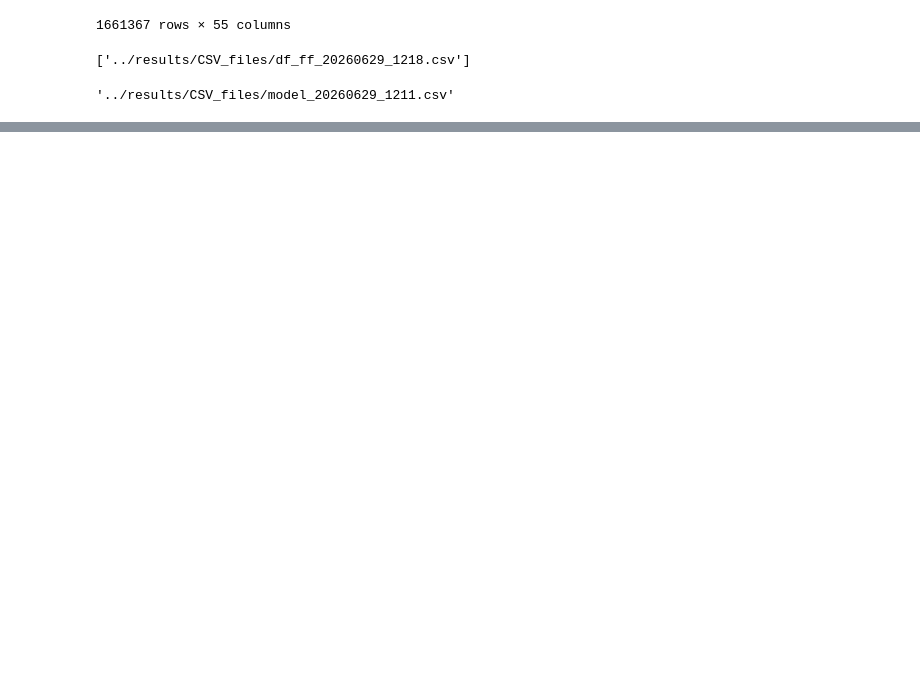
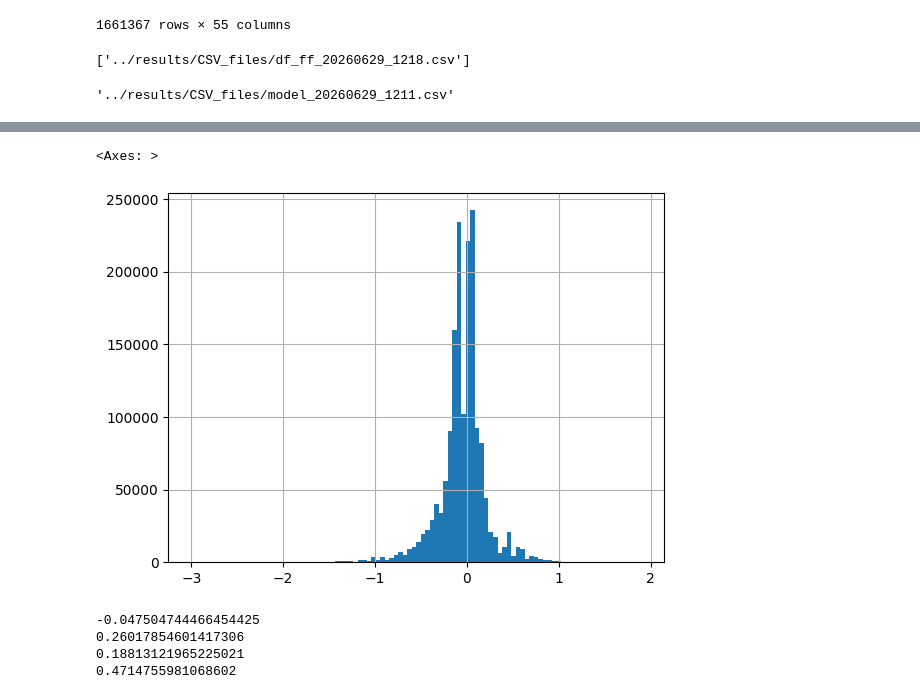
Before and after one commit to NSF-DARSE/expected-runs, a Jupyter notebook: JupyterNotebook/example_script.ipynb, the cells around one changed output, grey strips where cells are left out. Saved outputs shown, nothing was run; the diff lists cells and outputs as text; code cells hidden in the pictures; blank space fills up the shorter version.

```diff
--- a/JupyterNotebook/example_script.ipynb
+++ b/JupyterNotebook/example_script.ipynb
@@ -119,3 +126,8 @@ input_paths
 out_dir+f"/model_{timestamp}.csv"
 # %% [output]
 '../results/CSV_files/model_20260629_1211.csv'
+# %%
+df_ff = pd.read_csv(input_paths[0])
+# %%
+X = df_ff[FEATURE_COLUMNS]
+y = df_ff[TARGET_COLUMN]
@@ -121,0 +190,16 @@ out_dir+f"/model_{timestamp}.csv"
+# %%
+y.hist(bins=100)
+# %% [output]
+<Axes: >
+[figure, added]
+# %%
+print(y.mean())
+print(y.std())
+
+print((abs(y) < 0.05).mean())
+print((abs(y) < 0.10).mean())
+# %% [output]
+-0.047504744466454425
+0.26017854601417306
+0.18813121965225021
+0.4714755981068602
```
Also changed, not shown: parts of 13 cells of this notebook, 2 other files.
